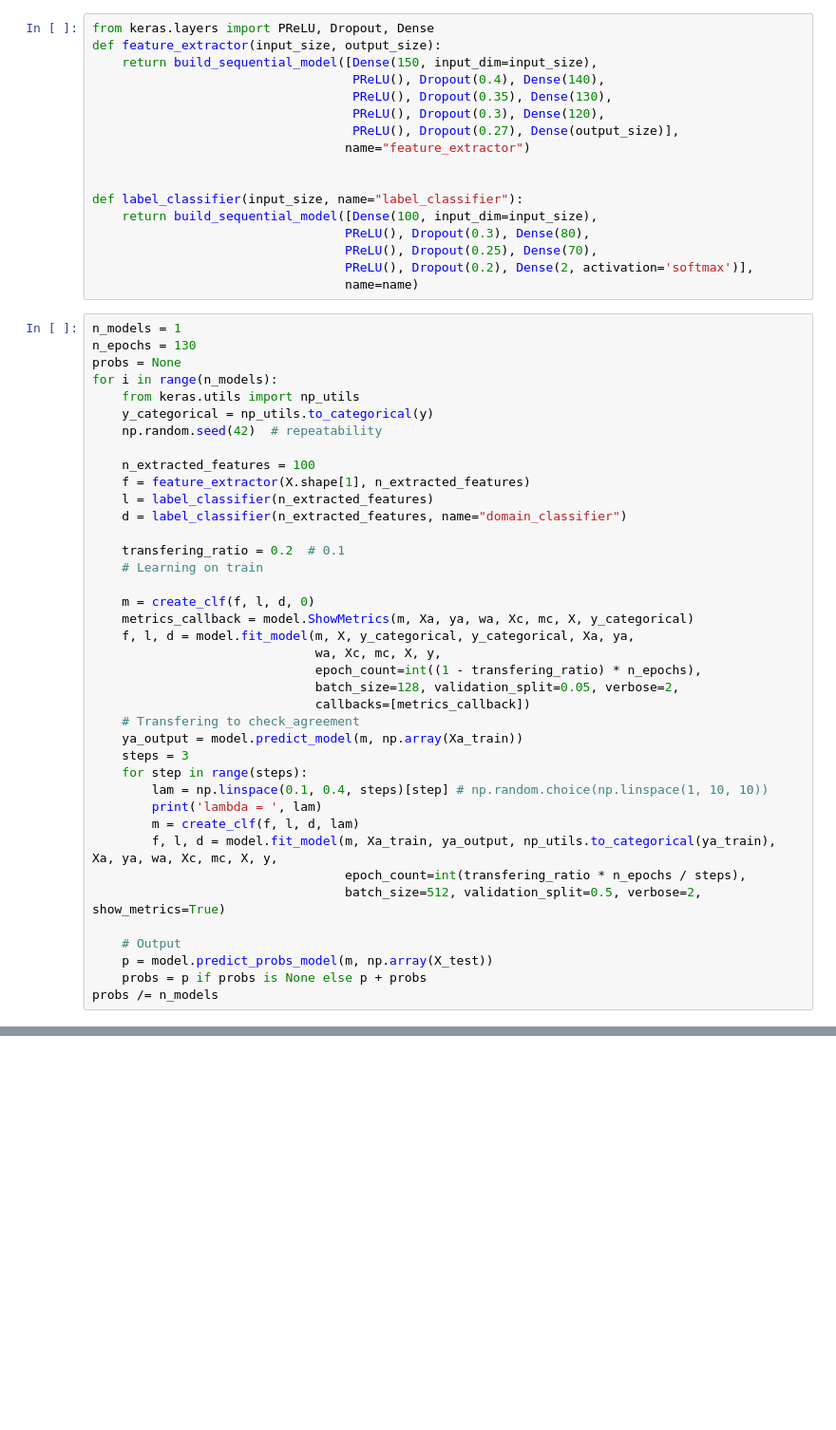
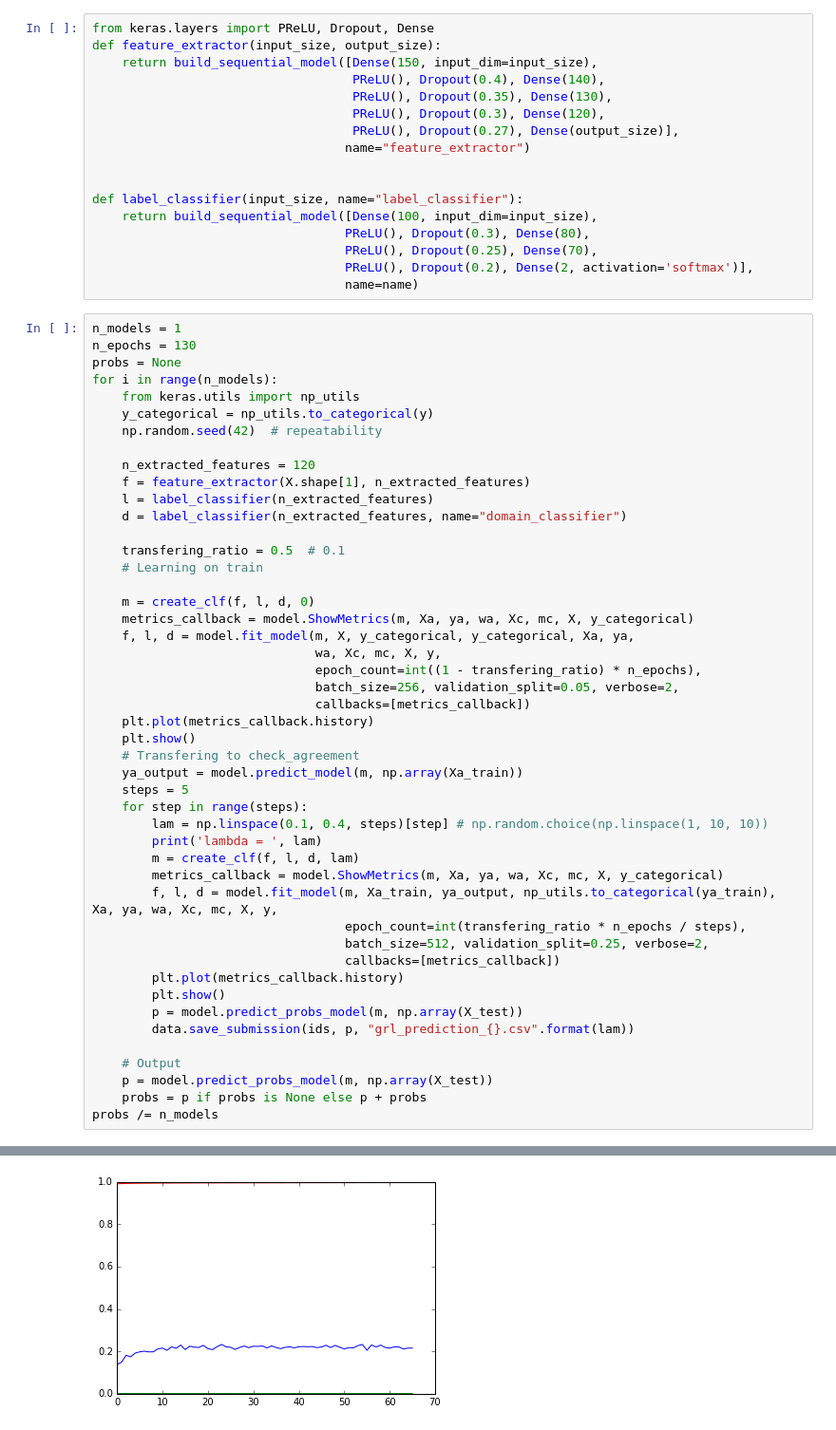
Before and after one commit to aikiselev/GradientReversal, a Jupyter notebook: solver.ipynb, the cells around one changed output, grey strips where cells are left out. Shown: that part at 95% size. Drawn from its saved outputs; the diff is of its cells as text; blank space fills up the shorter version.

```diff
--- a/solver.ipynb
+++ b/solver.ipynb
@@ -48,12 +50,12 @@ for i in range(n_models):
     y_categorical = np_utils.to_categorical(y)
     np.random.seed(42)  # repeatability
 
-    n_extracted_features = 100
+    n_extracted_features = 120
     f = feature_extractor(X.shape[1], n_extracted_features)
     l = label_classifier(n_extracted_features)
     d = label_classifier(n_extracted_features, name="domain_classifier")
 
-    transfering_ratio = 0.2  # 0.1
+    transfering_ratio = 0.5  # 0.1
     # Learning on train
 
     m = create_clf(f, l, d, 0)
@@ -61,18 +63,26 @@ for i in range(n_models):
     f, l, d = model.fit_model(m, X, y_categorical, y_categorical, Xa, ya,
                               wa, Xc, mc, X, y,
                               epoch_count=int((1 - transfering_ratio) * n_epochs),
-                              batch_size=128, validation_split=0.05, verbose=2,
+                              batch_size=256, validation_split=0.05, verbose=2,
                               callbacks=[metrics_callback])
+    plt.plot(metrics_callback.history)
+    plt.show()
     # Transfering to check_agreement
     ya_output = model.predict_model(m, np.array(Xa_train))
-    steps = 3
+    steps = 5
     for step in range(steps):
         lam = np.linspace(0.1, 0.4, steps)[step] # np.random.choice(np.linspace(1, 10, 10))
         print('lambda = ', lam)
         m = create_clf(f, l, d, lam)
+        metrics_callback = model.ShowMetrics(m, Xa, ya, wa, Xc, mc, X, y_categorical)
         f, l, d = model.fit_model(m, Xa_train, ya_output, np_utils.to_categorical(ya_train), Xa, ya, wa, Xc, mc, X, y,
                                   epoch_count=int(transfering_ratio * n_epochs / steps),
-                                  batch_size=512, validation_split=0.5, verbose=2, show_metrics=True)
+                                  batch_size=512, validation_split=0.25, verbose=2,
+                                  callbacks=[metrics_callback])
+        plt.plot(metrics_callback.history)
+        plt.show()
+        p = model.predict_probs_model(m, np.array(X_test))
+        data.save_submission(ids, p, "grl_prediction_{}.csv".format(lam))
 
     # Output
     p = model.predict_probs_model(m, np.array(X_test))
@@ -89,0 +109 @@ Epoch 4/104
+[figure, added]
```
Also changed, not shown: parts of 3 cells of this notebook, 1 other file.
